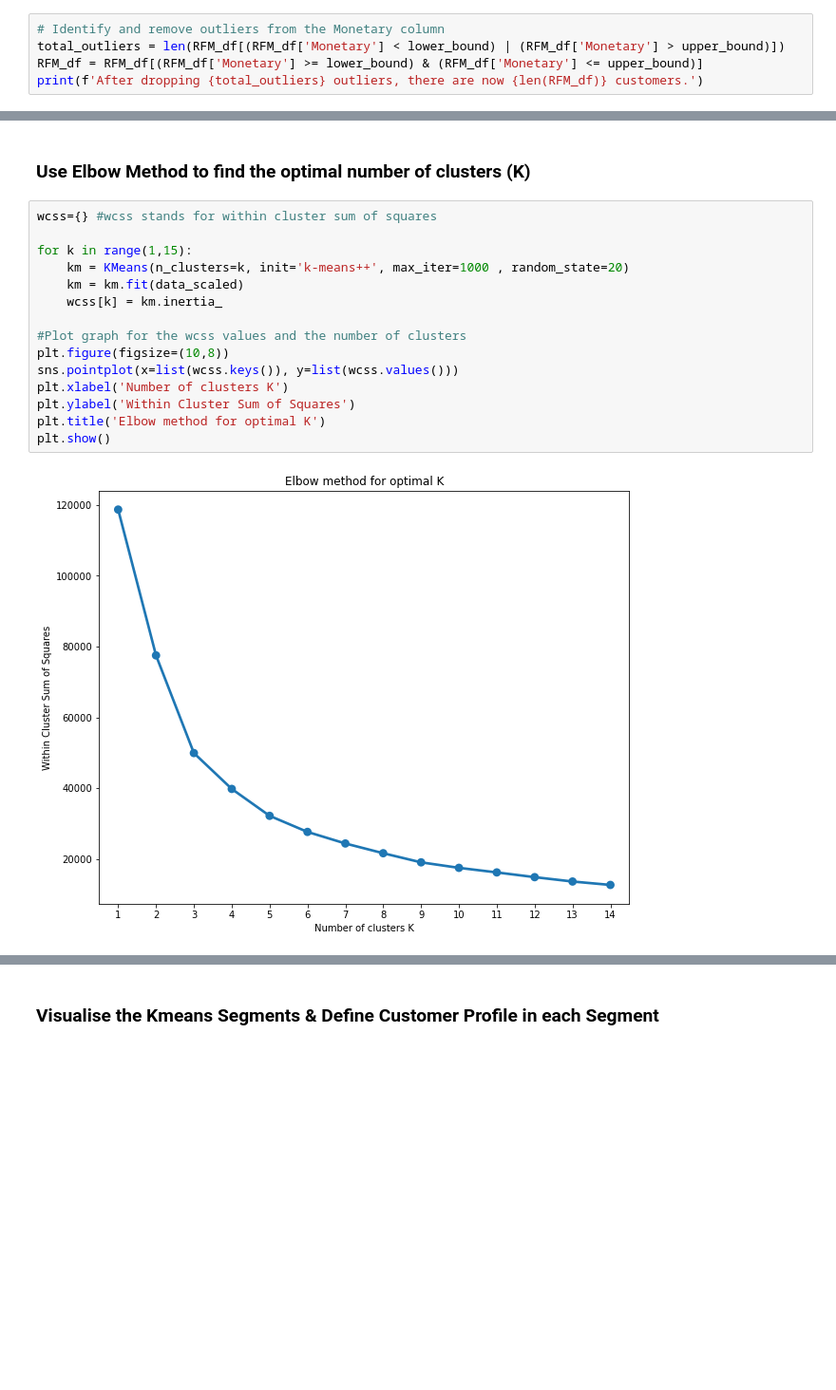
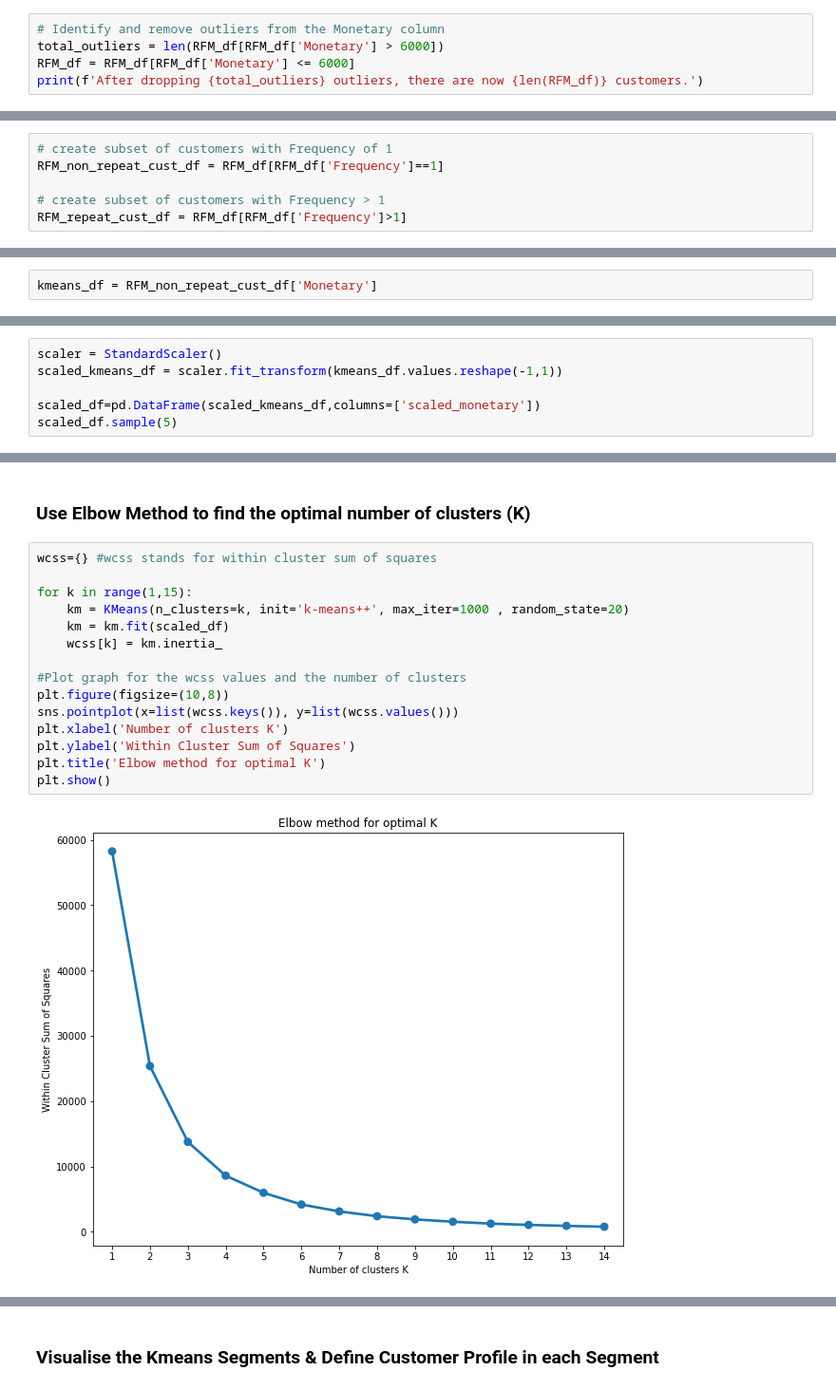
Before and after one commit to Buwoo/BT4211_Hotel, a Jupyter notebook: Hotel_Segmentation.ipynb, the cells around one changed output, grey strips where cells are left out. Shown: that part at 95% size. Saved outputs shown, nothing was run; the diff lists cells and outputs as text; blank space fills up the shorter version.

```diff
--- a/Hotel_Segmentation.ipynb
+++ b/Hotel_Segmentation.ipynb
@@ -206,6 +183,6 @@ RFM_df.shape
 # %%
 # Identify and remove outliers from the Monetary column
-total_outliers = len(RFM_df[(RFM_df['Monetary'] < lower_bound) | (RFM_df['Monetary'] > upper_bound)])
-RFM_df = RFM_df[(RFM_df['Monetary'] >= lower_bound) & (RFM_df['Monetary'] <= upper_bound)]
+total_outliers = len(RFM_df[RFM_df['Monetary'] > 6000])
+RFM_df = RFM_df[RFM_df['Monetary'] <= 6000]
 print(f'After dropping {total_outliers} outliers, there are now {len(RFM_df)} customers.')
 # %% [output]
@@ -254,0 +196,6 @@ for i,j in enumerate(columns):
+# %%
+# create subset of customers with Frequency of 1
+RFM_non_repeat_cust_df = RFM_df[RFM_df['Frequency']==1]
+
+# create subset of customers with Frequency > 1
+RFM_repeat_cust_df = RFM_df[RFM_df['Frequency']>1]
@@ -255,2 +232,4 @@ for i,j in enumerate(columns):
+# %%
+kmeans_df = RFM_non_repeat_cust_df['Monetary']
 # %% [markdown]
 ### Standardise the data
@@ -261,0 +236,6 @@ data_scaled=pd.DataFrame(scaled_rfm,columns=scaler.get_feature_names_out())
+# %%
+scaler = StandardScaler()
+scaled_kmeans_df = scaler.fit_transform(kmeans_df.values.reshape(-1,1))
+
+scaled_df=pd.DataFrame(scaled_kmeans_df,columns=['scaled_monetary'])
+scaled_df.sample(5)
@@ -264,18 +251,18 @@ data_scaled=pd.DataFrame(scaled_rfm,columns=scaler.get_feature_names_out())
 # %%
 wcss={} #wcss stands for within cluster sum of squares
 
 for k in range(1,15):
     km = KMeans(n_clusters=k, init='k-means++', max_iter=1000 , random_state=20)
-    km = km.fit(data_scaled)
+    km = km.fit(scaled_df)
     wcss[k] = km.inertia_
 
 #Plot graph for the wcss values and the number of clusters
 plt.figure(figsize=(10,8))
 sns.pointplot(x=list(wcss.keys()), y=list(wcss.values()))
 plt.xlabel('Number of clusters K')
 plt.ylabel('Within Cluster Sum of Squares')
 plt.title('Elbow method for optimal K')
 plt.show()
 # %% [output]
-[figure, old version]
+[figure, new version]
 # %% [markdown]
```
Also changed, not shown: parts of 45 cells of this notebook, 1 other file.
